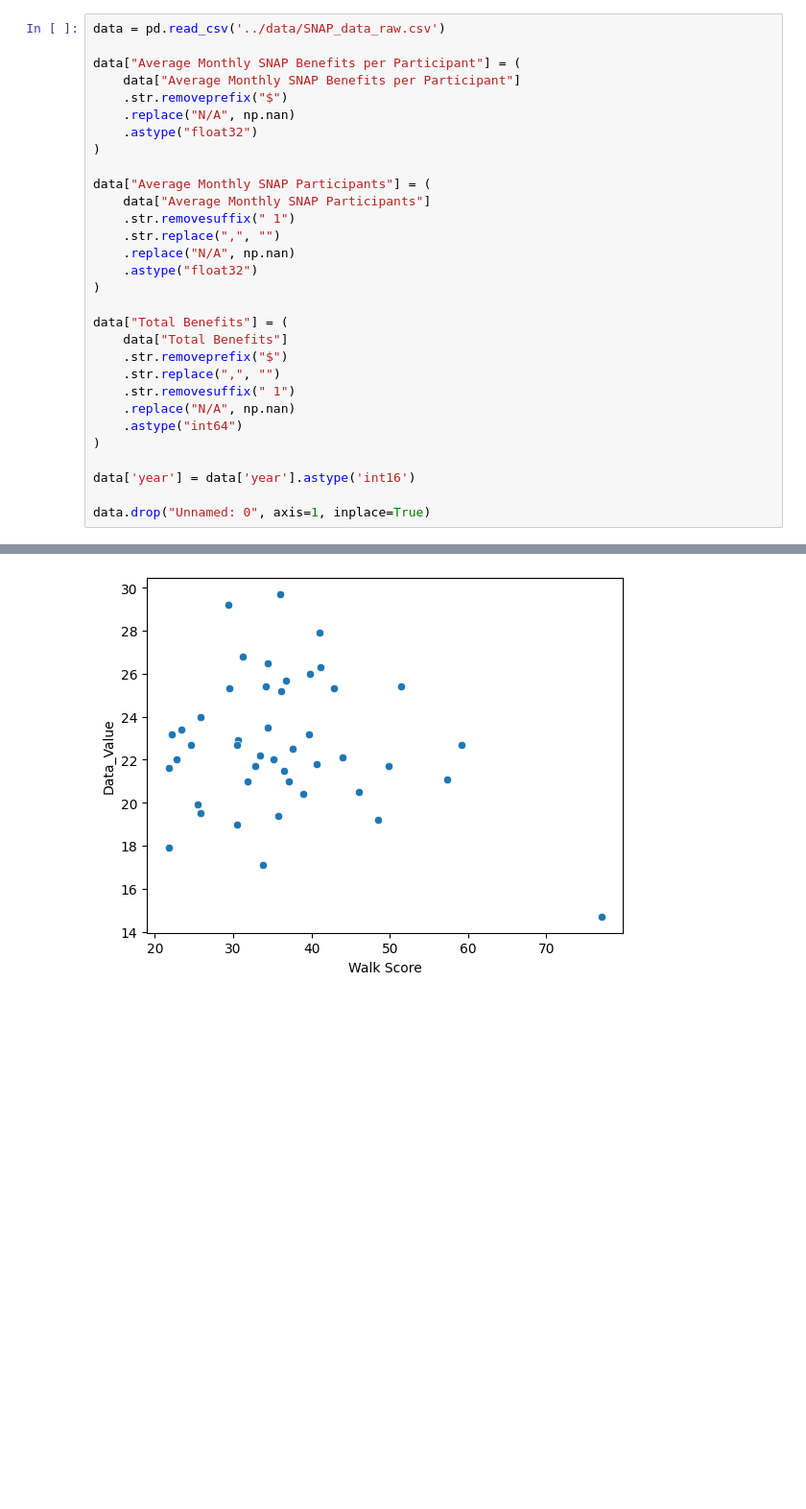
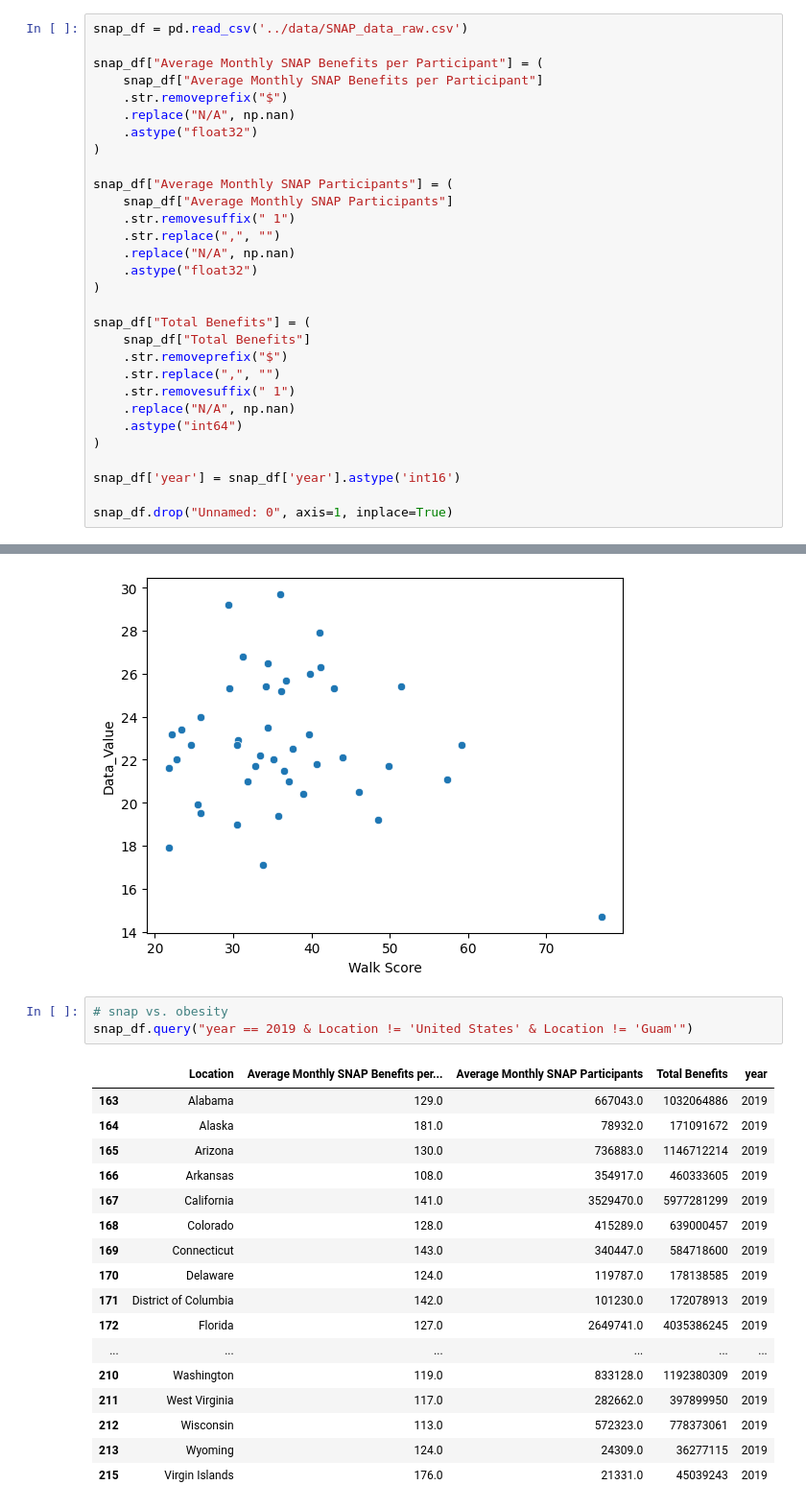
Before and after one commit to Ludougan123234/si618-project, a Jupyter notebook: nb/randy.ipynb, the cells around one changed output, grey strips where cells are left out. Shown at 96% size. Cells and saved outputs as stored; diff of their text form; blank space fills up the shorter version.

```diff
--- a/nb/randy.ipynb
+++ b/nb/randy.ipynb
@@ -10,25 +10,25 @@ import statsmodels.formula.api as smf
 
 import requests
 # %%
-data = pd.read_csv('../data/SNAP_data_raw.csv')
+snap_df = pd.read_csv('../data/SNAP_data_raw.csv')
 
-data["Average Monthly SNAP Benefits per Participant"] = (
-    data["Average Monthly SNAP Benefits per Participant"]
+snap_df["Average Monthly SNAP Benefits per Participant"] = (
+    snap_df["Average Monthly SNAP Benefits per Participant"]
     .str.removeprefix("$")
     .replace("N/A", np.nan)
     .astype("float32")
 )
 
-data["Average Monthly SNAP Participants"] = (
-    data["Average Monthly SNAP Participants"]
+snap_df["Average Monthly SNAP Participants"] = (
+    snap_df["Average Monthly SNAP Participants"]
     .str.removesuffix(" 1")
     .str.replace(",", "")
     .replace("N/A", np.nan)
     .astype("float32")
 )
 
-data["Total Benefits"] = (
-    data["Total Benefits"]
+snap_df["Total Benefits"] = (
+    snap_df["Total Benefits"]
     .str.removeprefix("$")
     .str.replace(",", "")
     .str.removesuffix(" 1")
@@ -36,9 +36,9 @@ data["Total Benefits"] = (
     .astype("int64")
 )
 
-data['year'] = data['year'].astype('int16')
+snap_df['year'] = snap_df['year'].astype('int16')
 
-data.drop("Unnamed: 0", axis=1, inplace=True)
+snap_df.drop("Unnamed: 0", axis=1, inplace=True)
 # %% [markdown]
 ## Walkability data
 
@@ -281,3 +308,24 @@ sns.scatterplot(data = walk_physical,
 # %% [output]
 <Axes: xlabel='Walk Score', ylabel='Data_Value'>
 [figure]
+# %%
+# snap vs. obesity
+snap_df.query("year == 2019 & Location != 'United States' & Location != 'Guam'")
+# %% [output]
+|  | Location | Average Monthly SNAP Benefits per... | Average Monthly SNAP Participants | Total Benefits | year |
+| 163 | Alabama | 129.0 | 667043.0 | 1032064886 | 2019 |
+| 164 | Alaska | 181.0 | 78932.0 | 171091672 | 2019 |
+| 165 | Arizona | 130.0 | 736883.0 | 1146712214 | 2019 |
+| 166 | Arkansas | 108.0 | 354917.0 | 460333605 | 2019 |
+| 167 | California | 141.0 | 3529470.0 | 5977281299 | 2019 |
+| 168 | Colorado | 128.0 | 415289.0 | 639000457 | 2019 |
+| 169 | Connecticut | 143.0 | 340447.0 | 584718600 | 2019 |
+| 170 | Delaware | 124.0 | 119787.0 | 178138585 | 2019 |
+| 171 | District of Columbia | 142.0 | 101230.0 | 172078913 | 2019 |
+| 172 | Florida | 127.0 | 2649741.0 | 4035386245 | 2019 |
+| ... | ... | ... | ... | ... | ... |
+| 210 | Washington | 119.0 | 833128.0 | 1192380309 | 2019 |
+| 211 | West Virginia | 117.0 | 282662.0 | 397899950 | 2019 |
+| 212 | Wisconsin | 113.0 | 572323.0 | 778373061 | 2019 |
+| 213 | Wyoming | 124.0 | 24309.0 | 36277115 | 2019 |
+| 215 | Virgin Islands | 176.0 | 21331.0 | 45039243 | 2019 |
```
Also changed, not shown: parts of 14 cells of this notebook, 1 other file.
